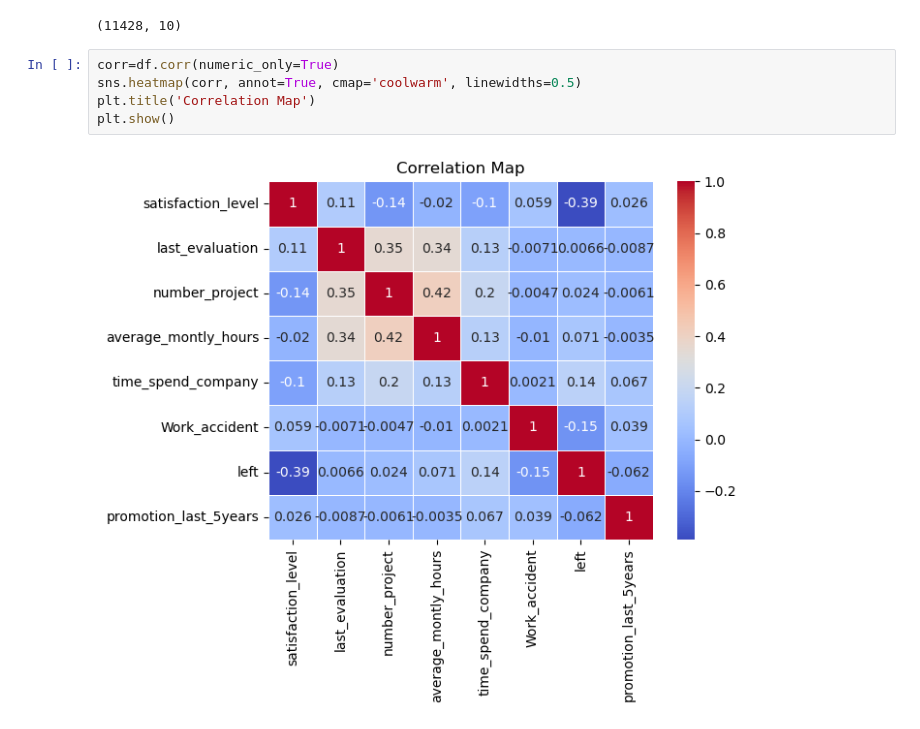
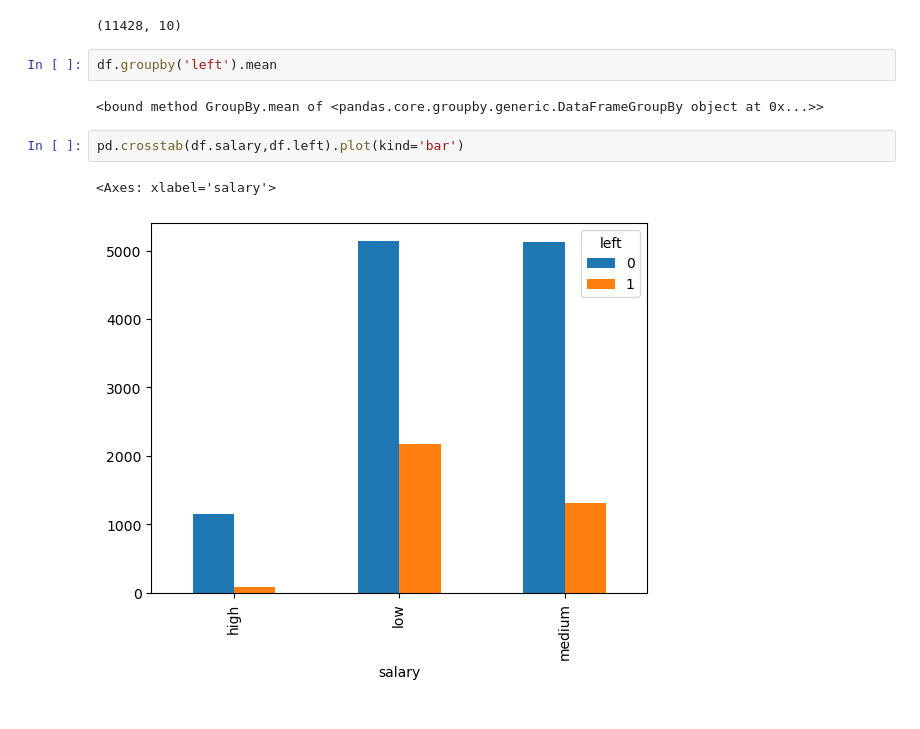
Before and after one commit to jainkhushi22/Tiny-ML-labs, a Jupyter notebook: logistic_regression/HR_analyse.ipynb, the cells around one changed output. Drawn from its saved outputs; the diff is of its cells as text.

Commit message:
adding a jupyter file to predict and analyse employee data  using logistic regression(binary classificatio)

```diff
--- a/logistic_regression/HR_analyse.ipynb
+++ b/logistic_regression/HR_analyse.ipynb
@@ -34,10 +34,12 @@ retained=df[df.left==0]
 retained.shape
 # %% [output]
 (11428, 10)
-# %%
-corr=df.corr(numeric_only=True)
-sns.heatmap(corr, annot=True, cmap='coolwarm', linewidths=0.5)
-plt.title('Correlation Map')
-plt.show()
-# %% [output]
-[figure, removed]
+# %%
+df.groupby('left').mean
+# %% [output]
+<bound method GroupBy.mean of <pandas.core.groupby.generic.DataFrameGroupBy object at 0x...>>
+# %%
+pd.crosstab(df.salary,df.left).plot(kind='bar')
+# %% [output]
+<Axes: xlabel='salary'>
+[figure, added]
```
Also changed, not shown: parts of 15 cells of this notebook.
